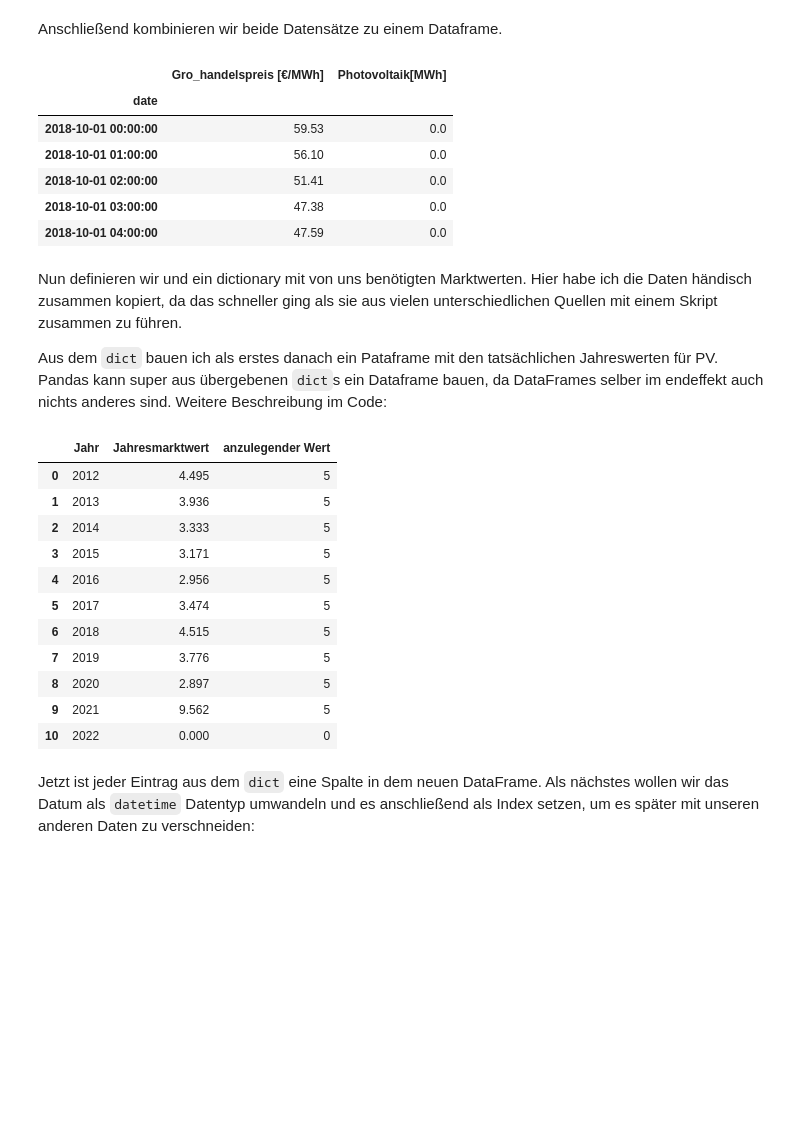
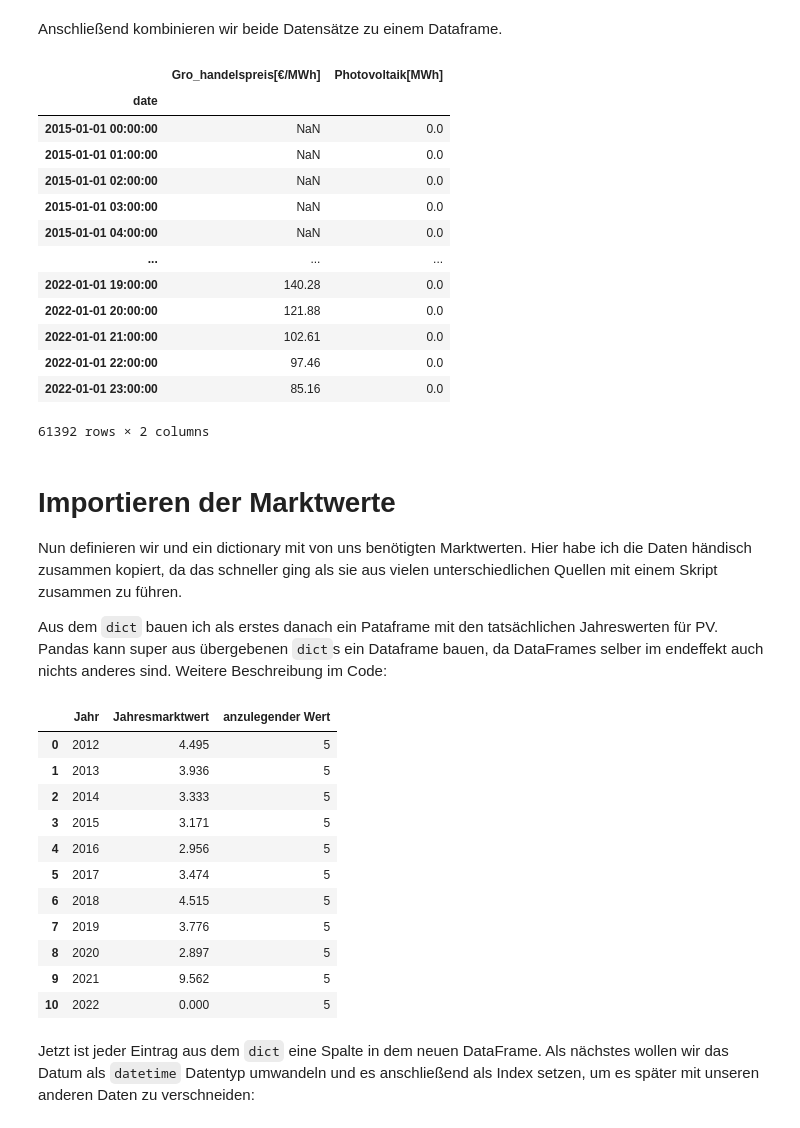
Before and after one commit to clwehner/Windatlas, a Jupyter notebook: notebooks/cfd/cfd_analyse.ipynb, the cells around one changed output. Cells and saved outputs as stored; diff of their text form; code cells hidden in the pictures; blank space fills up the shorter version.

```diff
--- a/notebooks/cfd/cfd_analyse.ipynb
+++ b/notebooks/cfd/cfd_analyse.ipynb
@@ -28,13 +150,19 @@ li = []
 
 for filename in all_files:
     df = pandas.read_csv(filename, delimiter=";", na_values="-",decimal=",", parse_dates={"date":["Datum","Uhrzeit"]}, dayfirst=True)
+
+    # rename columns containing data to germany
+    if "Deutschland/Luxemburg[€/MWh]" in df.columns:
+        df = df.rename(columns={"Deutschland/Luxemburg[€/MWh]":"Gro_handelspreis[€/MWh]"})
+    if "Deutschland/Österreich/Luxemburg[€/MWh]" in df.columns:
+        df = df.rename(columns={"Deutschland/Österreich/Luxemburg[€/MWh]":"Gro_handelspreis[€/MWh]"})
+
+    # drop columns which contain nothing but NaN values
+    df = df.dropna(axis=1, how='all')
+
     li.append(df)
 
 df = pandas.concat(li, axis=0, ignore_index=True)
-
-#df = pandas.read_csv(CSV_DATA_GRO_HANDEL,delimiter=";",decimal=",")
-#df["Datum"] = pandas.to_datetime(df['Datum'] + df['Uhrzeit'], format='%d.%m.%Y%H:%M')
-#df = df.drop(["Uhrzeit"], axis=1)
 
 df = df.set_index("date")
 
@@ -44,8 +172,6 @@ for column in df.columns:
         df[column] = df[column].str.replace(",",".")
         df[column] = df[column].astype("float")
 
-grohandel = df[~df.index.duplicated(keep='first')]# #.resample("4h").sum() #.head(n=10)
-grohandel = grohandel.rename(columns={"Deutschland/Luxemburg[€/MWh]":"Gro_handelspreis [€/MWh]"})
-grohandel = grohandel["Gro_handelspreis [€/MWh]"]
-grohandel.head()
+grohandel = df[~df.index.duplicated(keep='first')]
+grohandel
 # %% [output]
@@ -79,8 +217,8 @@ for column in df.columns:
         df[column] = df[column].astype("float")
 
 Erzeugung = df[~df.index.duplicated(keep='first')]# #.resample("4h").sum() #.head(n=10)
-Erzeugung = Erzeugung.resample("1h").mean()
-Erzeugung.head()
+Erzeugung = Erzeugung.resample("1h").sum()
+Erzeugung
 # %% [output]
 |  | Biomasse[MWh] | Wasserkraft[MWh] | Wind Offshore[MWh] | Wind Onshore[MWh] | Photovoltaik[MWh] | ... |
 | date |  |  |  |  |  | ... |
@@ -92,18 +242,27 @@ Erzeugung.head()
 # %% [markdown]
 Anschließend kombinieren wir beide Datensätze zu einem Dataframe.
 # %%
-dfz = pandas.concat([grohandel, Erzeugung["Photovoltaik[MWh]"]], axis=1)
-dfz.head()
-#dfz["neueSpalte"] = dfz["Photovoltaik[MWh]"] * dfz["DA_Sp"]#.plot()
+df = pandas.concat([grohandel["Gro_handelspreis[€/MWh]"], Erzeugung["Photovoltaik[MWh]"]], axis=1)
+df
+#df["neueSpalte"] = df["Photovoltaik[MWh]"] * df["DA_Sp"]#.plot()
 # %% [output]
-|  | Gro_handelspreis [€/MWh] | Photovoltaik[MWh] |
+|  | Gro_handelspreis[€/MWh] | Photovoltaik[MWh] |
 | date |  |  |
-| 2018-10-01 00:00:00 | 59.53 | 0.0 |
-| 2018-10-01 01:00:00 | 56.10 | 0.0 |
-| 2018-10-01 02:00:00 | 51.41 | 0.0 |
-| 2018-10-01 03:00:00 | 47.38 | 0.0 |
-| 2018-10-01 04:00:00 | 47.59 | 0.0 |
+| 2015-01-01 00:00:00 | NaN | 0.0 |
+| 2015-01-01 01:00:00 | NaN | 0.0 |
+| 2015-01-01 02:00:00 | NaN | 0.0 |
+| 2015-01-01 03:00:00 | NaN | 0.0 |
+| 2015-01-01 04:00:00 | NaN | 0.0 |
+| ... | ... | ... |
+| 2022-01-01 19:00:00 | 140.28 | 0.0 |
+| 2022-01-01 20:00:00 | 121.88 | 0.0 |
+| 2022-01-01 21:00:00 | 102.61 | 0.0 |
+| 2022-01-01 22:00:00 | 97.46 | 0.0 |
+| 2022-01-01 23:00:00 | 85.16 | 0.0 |
+61392 rows × 2 columns
 # %% [markdown]
+# Importieren der Marktwerte
+
 Nun definieren wir und ein dictionary mit von uns benötigten Marktwerten. Hier habe ich die Daten händisch zusammen kopiert, da das schneller ging als sie aus vielen unterschiedlichen Quellen mit einem Skript zusammen zu führen.
 
 Aus dem `dict` bauen ich als erstes danach ein Pataframe mit den tatsächlichen Jahreswerten für PV. Pandas kann super aus übergebenen `dict`s ein Dataframe bauen, da DataFrames selber im endeffekt auch nichts anderes sind. Weitere Beschreibung im Code:
@@ -125,7 +284,7 @@ marktwerte = {
         "PV":{
             "Jahr":[2012, 2013, 2014, 2015, 2016, 2017, 2018, 2019, 2020, 2021, 2022],
             "Jahresmarktwert":[4.495,3.936,3.333,3.171,2.956,3.474,4.515,3.776,2.897,9.562, 0],
-            "anzulegender Wert":[5,5,5,5,5,5,5,5,5,5, 0]
+            "anzulegender Wert":[]
         },
         "Wind":{
             "Jahr":[],
@@ -135,6 +294,13 @@ marktwerte = {
     }
 }
 
+############################
+anzulegenderWert = 5   #####
+############################
+
+lenList = len(marktwerte["tatsächlicher Jahresmarktwert"]["PV"]["Jahr"])
+marktwerte["tatsächlicher Jahresmarktwert"]["PV"]["anzulegender Wert"] = [anzulegenderWert] * lenList
+
 PV_marktwerte = pandas.DataFrame(marktwerte["tatsächlicher Jahresmarktwert"]["PV"])
 PV_marktwerte
 # %% [output]
@@ -149,7 +315,7 @@ PV_marktwerte
 | 7 | 2019 | 3.776 | 5 |
 | 8 | 2020 | 2.897 | 5 |
 | 9 | 2021 | 9.562 | 5 |
-| 10 | 2022 | 0.000 | 0 |
+| 10 | 2022 | 0.000 | 5 |
 # %% [markdown]
 Jetzt ist jeder Eintrag aus dem `dict` eine Spalte in dem neuen DataFrame.
 Als nächstes wollen wir das Datum als `datetime` Datentyp umwandeln und es anschließend als Index setzen, um es später mit unseren anderen Daten zu verschneiden:
```
Also changed, not shown: parts of 28 cells of this notebook, 12 other files.
